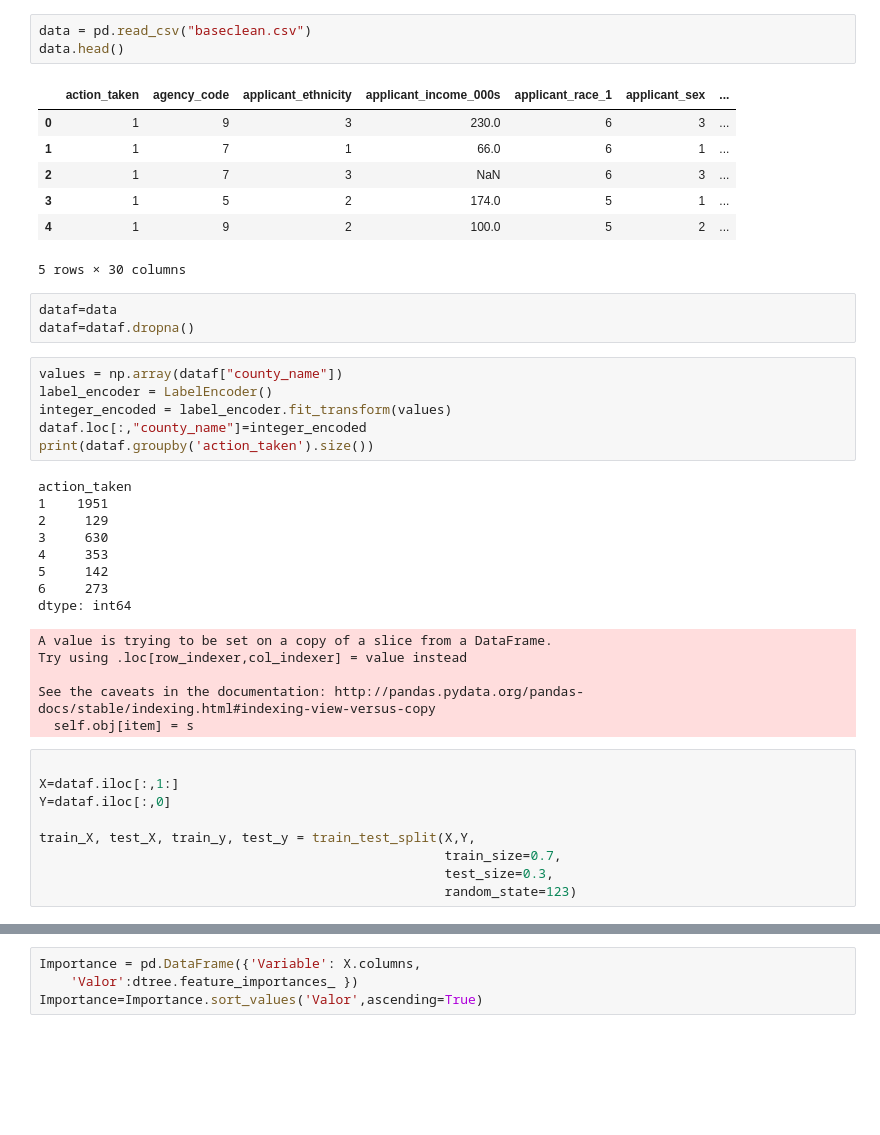
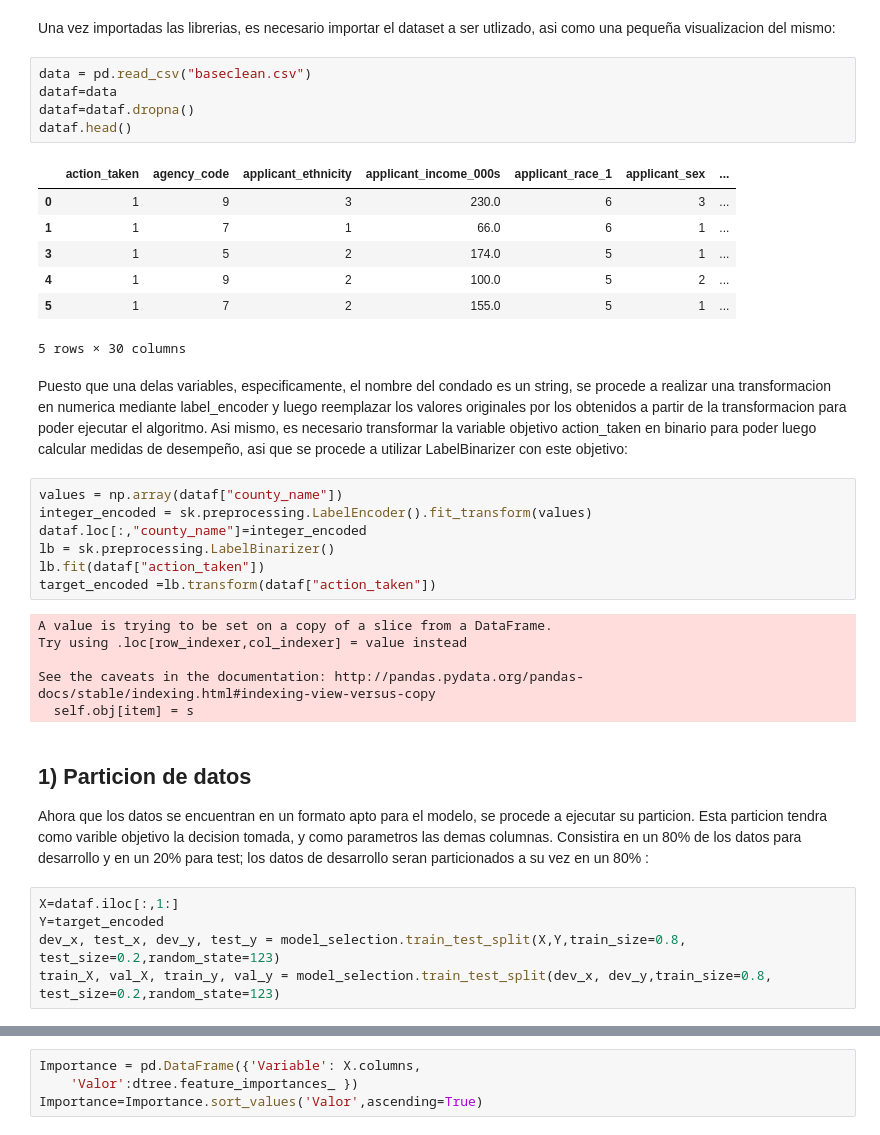
Before and after one commit to jjiguaran/Arboles-de-decison-para-los-prestamos-immobiliarios-en-Nueva-York, a Jupyter notebook: Housingv2.ipynb, the cells around one changed output, grey strips where cells are left out. Saved outputs shown, nothing was run; the diff lists cells and outputs as text; blank space fills up the shorter version.

```diff
--- a/Housingv2.ipynb
+++ b/Housingv2.ipynb
@@ -26,43 +15,38 @@ os.chdir("C:/Users/rmaur/Dropbox/MachineLearning/3 Arboles")
+# %% [markdown]
+Una vez importadas las librerias, es necesario importar el dataset a ser utlizado, asi como una pequeña visualizacion del mismo:
 # %%
 data = pd.read_csv("baseclean.csv")
-data.head()
+dataf=data
+dataf=dataf.dropna()
+dataf.head()
 # %% [output]
 |  | action_taken | agency_code | applicant_ethnicity | applicant_income_000s | applicant_race_1 | applicant_sex | ... |
 | 0 | 1 | 9 | 3 | 230.0 | 6 | 3 | ... |
 | 1 | 1 | 7 | 1 | 66.0 | 6 | 1 | ... |
-| 2 | 1 | 7 | 3 | NaN | 6 | 3 | ... |
 | 3 | 1 | 5 | 2 | 174.0 | 5 | 1 | ... |
 | 4 | 1 | 9 | 2 | 100.0 | 5 | 2 | ... |
+| 5 | 1 | 7 | 2 | 155.0 | 5 | 1 | ... |
 5 rows × 30 columns
-# %%
-dataf=data
-dataf=dataf.dropna()
+# %% [markdown]
+Puesto que una delas variables, especificamente, el nombre del condado es un string, se procede a realizar una transformacion en numerica mediante label_encoder y luego reemplazar los valores originales por los obtenidos a partir de la transformacion para poder ejecutar el algoritmo. Asi mismo, es necesario transformar la variable objetivo action_taken en binario para poder luego calcular medidas de desempeño, asi que se procede a utilizar LabelBinarizer con este objetivo:
 # %%
 values = np.array(dataf["county_name"])
-label_encoder = LabelEncoder()
-integer_encoded = label_encoder.fit_transform(values)
+integer_encoded = sk.preprocessing.LabelEncoder().fit_transform(values)
 dataf.loc[:,"county_name"]=integer_encoded
-print(dataf.groupby('action_taken').size())
+lb = sk.preprocessing.LabelBinarizer()
+lb.fit(dataf["action_taken"])
+target_encoded =lb.transform(dataf["action_taken"])
 # %% [output]
-action_taken
-1    1951
-2     129
-3     630
-4     353
-5     142
-6     273
-dtype: int64
+A value is trying to be set on a copy of a slice from a DataFrame.
+Try using .loc[row_indexer,col_indexer] = value instead
+
+See the caveats in the documentation: http://pandas.pydata.org/pandas-docs/stable/indexing.html#indexing-view-versus-copy
+  self.obj[item] = s
-A value is trying to be set on a copy of a slice from a DataFrame.
-Try using .loc[row_indexer,col_indexer] = value instead
-
-See the caveats in the documentation: http://pandas.pydata.org/pandas-docs/stable/indexing.html#indexing-view-versus-copy
-  self.obj[item] = s
+# %% [markdown]
+## 1) Particion de datos
+Ahora que los datos se encuentran en un formato apto para el modelo, se procede a ejecutar su particion. Esta particion tendra como varible objetivo la decision tomada, y como parametros las demas columnas. Consistira en un 80% de los datos para desarrollo y en un 20% para test; los datos de desarrollo seran particionados a su vez en un 80% :
 # %%
-
 X=dataf.iloc[:,1:]
-Y=dataf.iloc[:,0]
-
-train_X, test_X, train_y, test_y = train_test_split(X,Y,
-                                                    train_size=0.7,
-                                                    test_size=0.3,
-                                                    random_state=123)
+Y=target_encoded
+dev_x, test_x, dev_y, test_y = model_selection.train_test_split(X,Y,train_size=0.8, test_size=0.2,random_state=123)
+train_X, val_X, train_y, val_y = model_selection.train_test_split(dev_x, dev_y,train_size=0.8, test_size=0.2,random_state=123)
```
Also changed, not shown: parts of 45 cells of this notebook.
